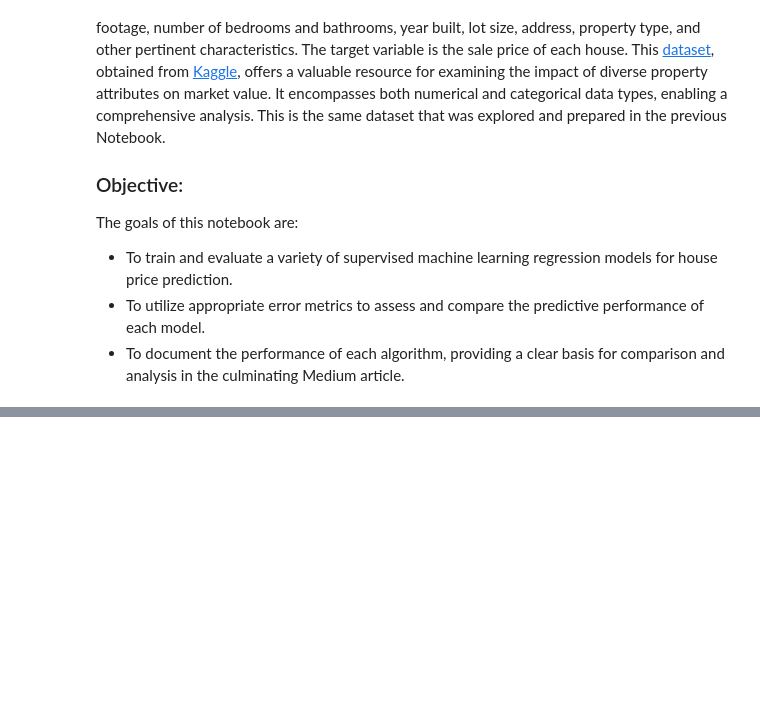
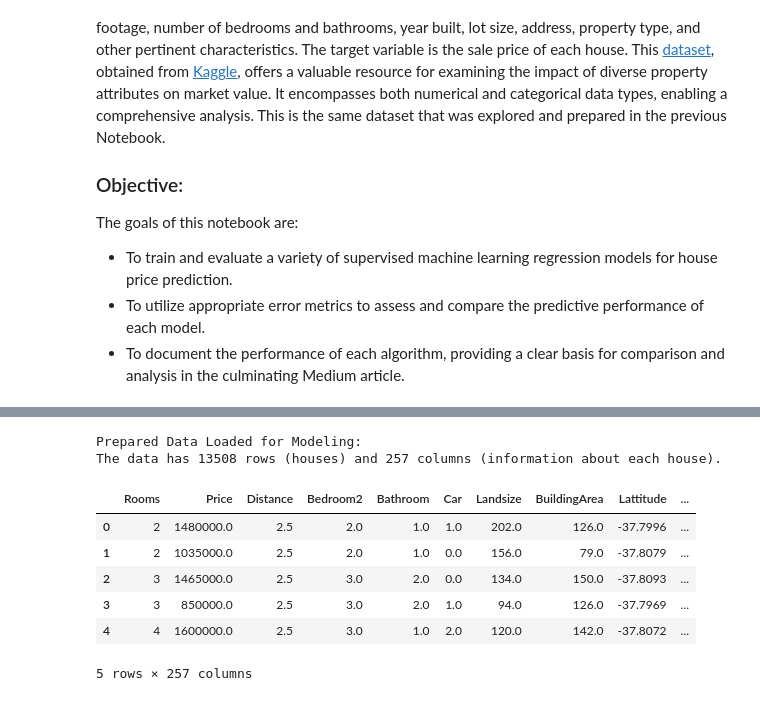
Before and after one commit to marcndo/ml_foundation, a Jupyter notebook: EDA/melbourne_data_model_analysis.ipynb, the cells around one changed output, grey strips where cells are left out. Saved outputs shown, nothing was run; the diff lists cells and outputs as text; code cells hidden in the pictures; blank space fills up the shorter version.

```diff
--- a/EDA/melbourne_data_model_analysis.ipynb
+++ b/EDA/melbourne_data_model_analysis.ipynb
@@ -13,0 +43,19 @@ The goals of this notebook are:
+# %%
+path = "dataset/regression_melbourne_house_data.csv"
+# Load the prepared data
+data = pd.read_csv(path)
+
+print("Prepared Data Loaded for Modeling:")
+
+print(f"The data has {data.shape[0]} rows (houses) and {data.shape[1]} columns (information about each house).")
+data.head()
+# %% [output]
+Prepared Data Loaded for Modeling:
+The data has 13508 rows (houses) and 257 columns (information about each house).
+|  | Rooms | Price | Distance | Bedroom2 | Bathroom | Car | Landsize | BuildingArea | Lattitude | ... |
+| 0 | 2 | 1480000.0 | 2.5 | 2.0 | 1.0 | 1.0 | 202.0 | 126.0 | -37.7996 | ... |
+| 1 | 2 | 1035000.0 | 2.5 | 2.0 | 1.0 | 0.0 | 156.0 | 79.0 | -37.8079 | ... |
+| 2 | 3 | 1465000.0 | 2.5 | 3.0 | 2.0 | 0.0 | 134.0 | 150.0 | -37.8093 | ... |
+| 3 | 3 | 850000.0 | 2.5 | 3.0 | 2.0 | 1.0 | 94.0 | 126.0 | -37.7969 | ... |
+| 4 | 4 | 1600000.0 | 2.5 | 3.0 | 1.0 | 2.0 | 120.0 | 142.0 | -37.8072 | ... |
+5 rows × 257 columns
```
Also changed, not shown: parts of 19 cells of this notebook.
